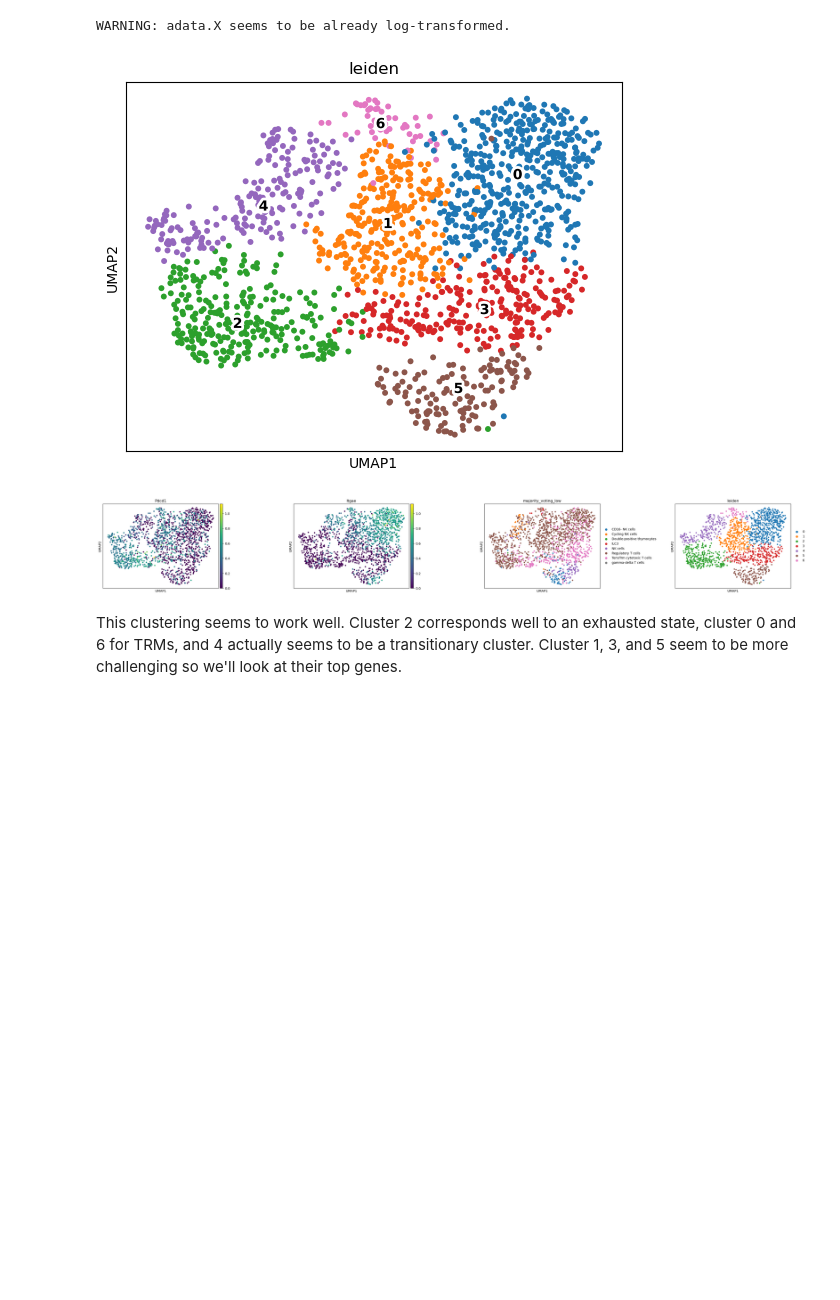
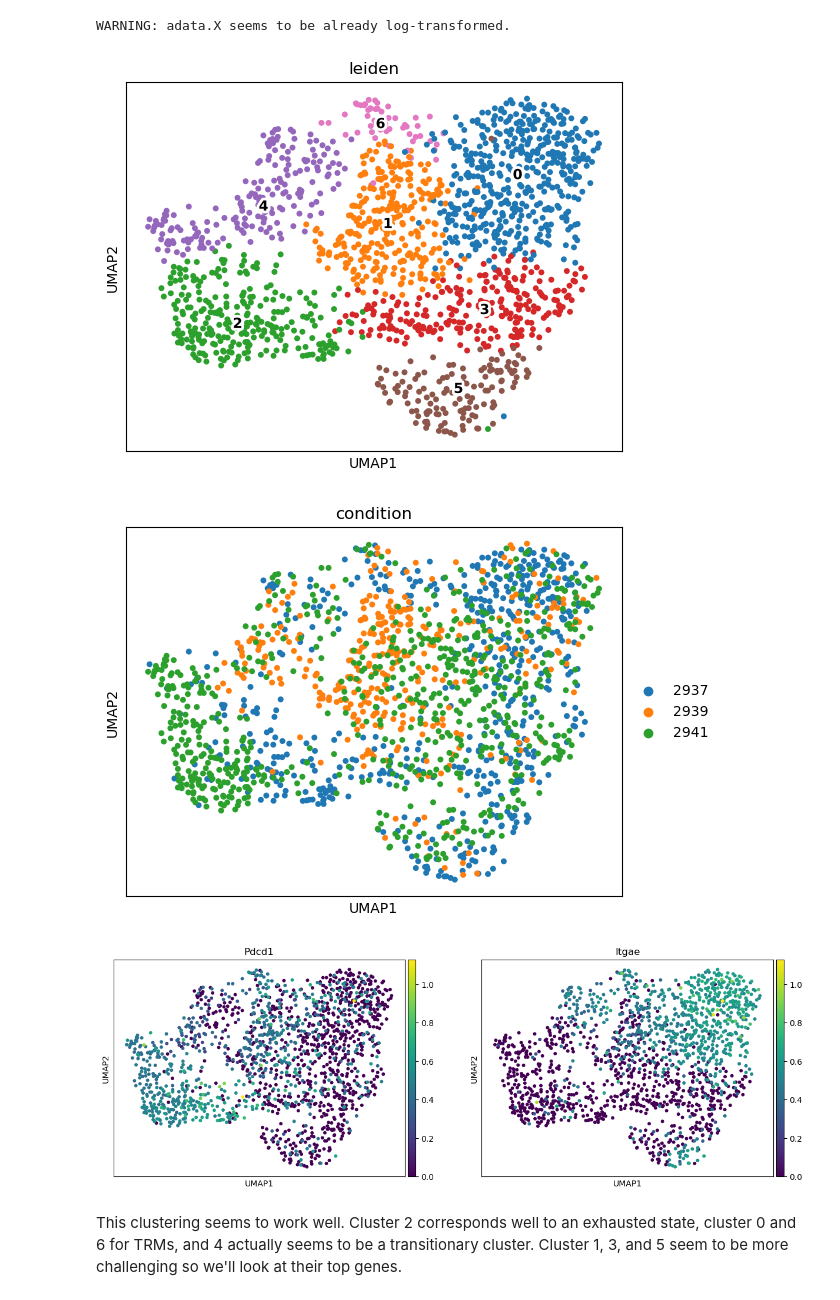
Before and after one commit to nirmallab/trm-sc-analysis, a Jupyter notebook: notebooks/2026_01_23_tCellPheno.ipynb, the cells around one changed output. Drawn from its saved outputs; the diff is of its cells as text; code cells hidden in the pictures; blank space fills up the shorter version.

```diff
--- a/notebooks/2026_01_23_tCellPheno.ipynb
+++ b/notebooks/2026_01_23_tCellPheno.ipynb
@@ -76,10 +76,12 @@ WARNING: adata.X seems to be already log-transformed.
 # %%
 sc.tl.leiden(adataCd8, resolution=.5, random_state=1234)
 sc.pl.umap(adataCd8, color='leiden',add_outline=False,legend_loc="on data", legend_fontoutline=4)
-sc.pl.umap(adataCd8, color=['Pdcd1', 'Itgae', 'majority_voting_low', 'leiden'], wspace=0.5)
+sc.pl.umap(adataCd8, color='condition')
+sc.pl.umap(adataCd8, color=['Pdcd1', 'Itgae'], wspace=0.15)
 # %% [output]
 [figure]
-[figure, old version]
+[figure, new version]
+[figure, added]
 # %% [markdown]
 This clustering seems to work well. Cluster 2 corresponds well to an exhausted state, cluster 0 and 6 for TRMs, and 4 actually seems to be a transitionary cluster. Cluster 1, 3, and 5 seem to be more challenging so we'll look at their top genes.
 # %%
```
Also changed, not shown: parts of 1 cell of this notebook.
